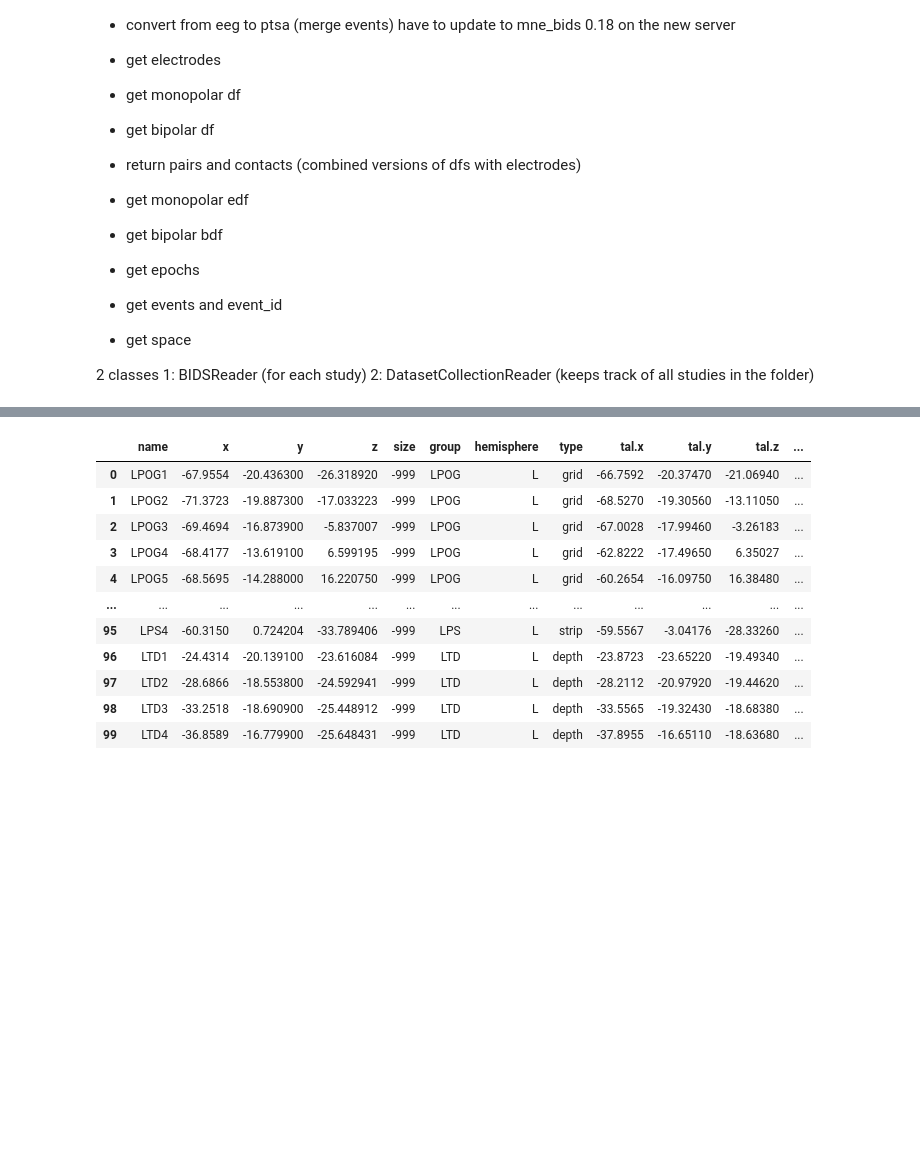
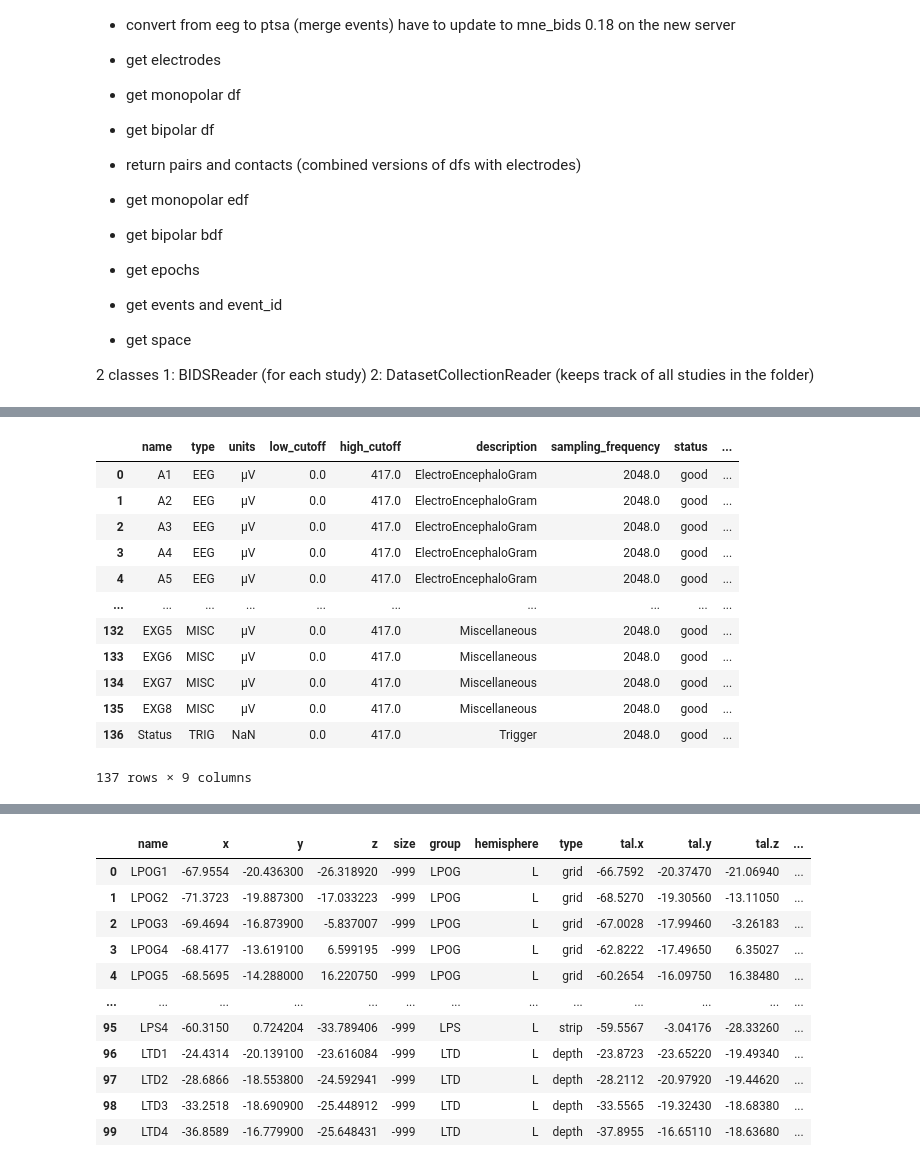
Before and after one commit to pennmem/bidsreader, a Jupyter notebook: bidsreader_scratch.ipynb, the cells around one changed output, grey strips where cells are left out. Drawn from its saved outputs; the diff is of its cells as text; code cells hidden in the pictures; blank space fills up the shorter version.

```diff
--- a/bidsreader_scratch.ipynb
+++ b/bidsreader_scratch.ipynb
@@ -52,0 +133,16 @@ ses = 0
+# %%
+bidsreader.load_channels()
+# %% [output]
+|  | name | type | units | low_cutoff | high_cutoff | description | sampling_frequency | status | ... |
+| 0 | A1 | EEG | µV | 0.0 | 417.0 | ElectroEncephaloGram | 2048.0 | good | ... |
+| 1 | A2 | EEG | µV | 0.0 | 417.0 | ElectroEncephaloGram | 2048.0 | good | ... |
+| 2 | A3 | EEG | µV | 0.0 | 417.0 | ElectroEncephaloGram | 2048.0 | good | ... |
+| 3 | A4 | EEG | µV | 0.0 | 417.0 | ElectroEncephaloGram | 2048.0 | good | ... |
+| 4 | A5 | EEG | µV | 0.0 | 417.0 | ElectroEncephaloGram | 2048.0 | good | ... |
+| ... | ... | ... | ... | ... | ... | ... | ... | ... | ... |
+| 132 | EXG5 | MISC | µV | 0.0 | 417.0 | Miscellaneous | 2048.0 | good | ... |
+| 133 | EXG6 | MISC | µV | 0.0 | 417.0 | Miscellaneous | 2048.0 | good | ... |
+| 134 | EXG7 | MISC | µV | 0.0 | 417.0 | Miscellaneous | 2048.0 | good | ... |
+| 135 | EXG8 | MISC | µV | 0.0 | 417.0 | Miscellaneous | 2048.0 | good | ... |
+| 136 | Status | TRIG | NaN | 0.0 | 417.0 | Trigger | 2048.0 | good | ... |
+137 rows × 9 columns
```
Also changed, not shown: parts of 20 cells of this notebook, 4 other files.
